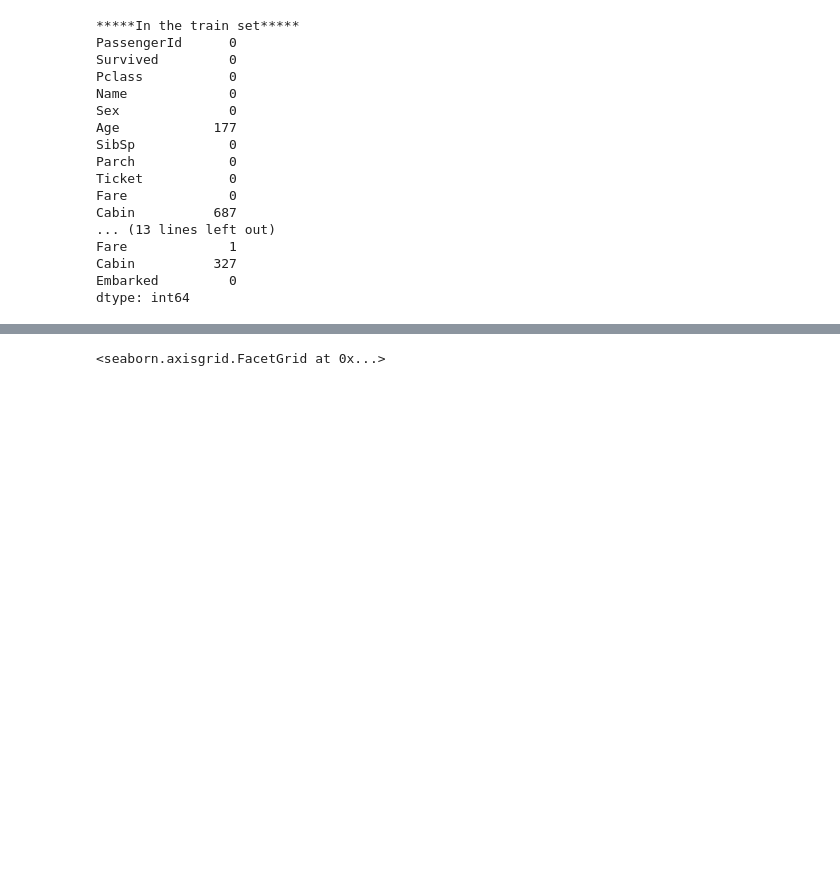
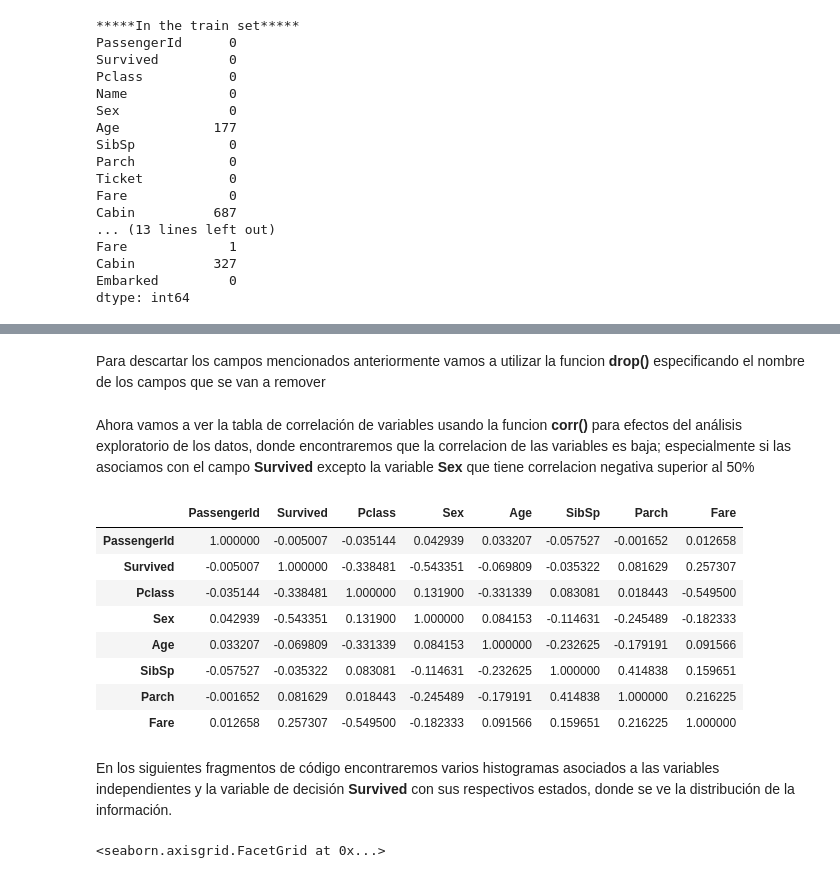
Before and after one commit to raulhabits/prueba-pasantia, a Jupyter notebook: K-Means.ipynb, the cells around one changed output, grey strips where cells are left out. Cells and saved outputs as stored; diff of their text form; code cells hidden in the pictures; blank space fills up the shorter version.

```diff
--- a/K-Means.ipynb
+++ b/K-Means.ipynb
@@ -198,0 +234,2 @@ train[["SibSp", "Survived"]].groupby(['SibSp'], as_index=False).mean().sort_valu
+# %% [markdown]
+Para descartar los campos mencionados anteriormente vamos a utilizar la funcion **drop()** especificando el nombre de los campos que se van a remover
@@ -199,3 +239,19 @@ train[["SibSp", "Survived"]].groupby(['SibSp'], as_index=False).mean().sort_valu
+# %% [markdown]
+Ahora vamos a ver la tabla de correlación de variables usando la funcion **corr()** para efectos del análisis exploratorio de los datos, donde encontraremos que la correlacion de las variables es baja; especialmente si las asociamos con el campo **Survived** excepto la variable **Sex** que tiene correlacion negativa superior al 50%
+# %%
+train.corr()
+# %% [output]
+|  | PassengerId | Survived | Pclass | Sex | Age | SibSp | Parch | Fare |
+| PassengerId | 1.000000 | -0.005007 | -0.035144 | 0.042939 | 0.033207 | -0.057527 | -0.001652 | 0.012658 |
+| Survived | -0.005007 | 1.000000 | -0.338481 | -0.543351 | -0.069809 | -0.035322 | 0.081629 | 0.257307 |
+| Pclass | -0.035144 | -0.338481 | 1.000000 | 0.131900 | -0.331339 | 0.083081 | 0.018443 | -0.549500 |
+| Sex | 0.042939 | -0.543351 | 0.131900 | 1.000000 | 0.084153 | -0.114631 | -0.245489 | -0.182333 |
+| Age | 0.033207 | -0.069809 | -0.331339 | 0.084153 | 1.000000 | -0.232625 | -0.179191 | 0.091566 |
+| SibSp | -0.057527 | -0.035322 | 0.083081 | -0.114631 | -0.232625 | 1.000000 | 0.414838 | 0.159651 |
+| Parch | -0.001652 | 0.081629 | 0.018443 | -0.245489 | -0.179191 | 0.414838 | 1.000000 | 0.216225 |
+| Fare | 0.012658 | 0.257307 | -0.549500 | -0.182333 | 0.091566 | 0.159651 | 0.216225 | 1.000000 |
+# %% [markdown]
+En los siguientes fragmentos de código encontraremos varios histogramas asociados a las variables independientes y la variable de decisión **Survived** con sus respectivos estados, donde se ve la distribución de la información.
 # %%
 g = sns.FacetGrid(train, col='Survived')
 g.map(plt.hist, 'Age', bins=20)
```
Also changed, not shown: parts of 40 cells of this notebook.
